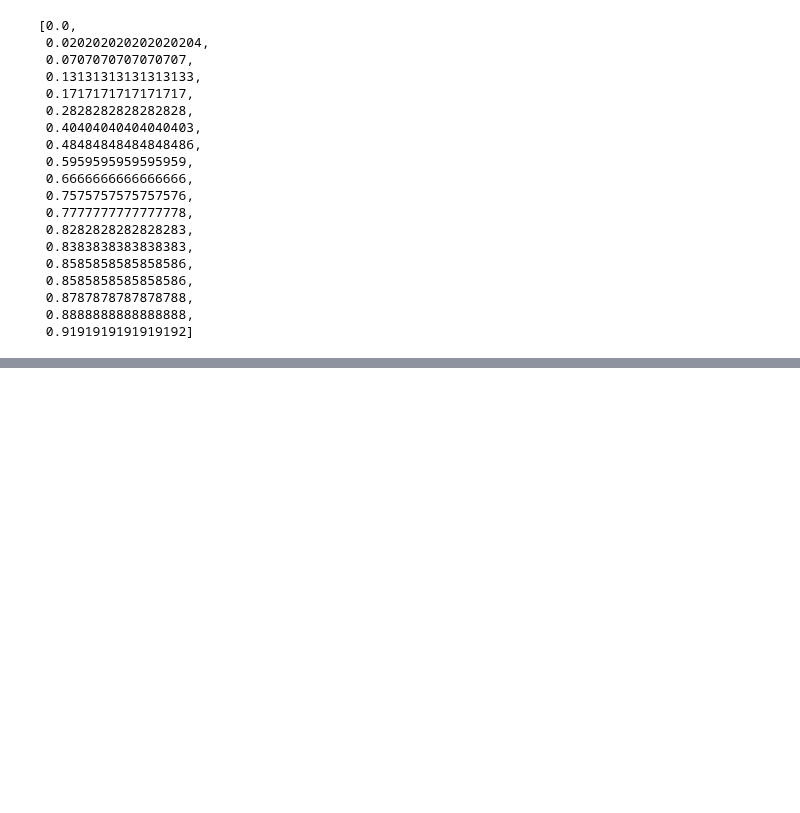
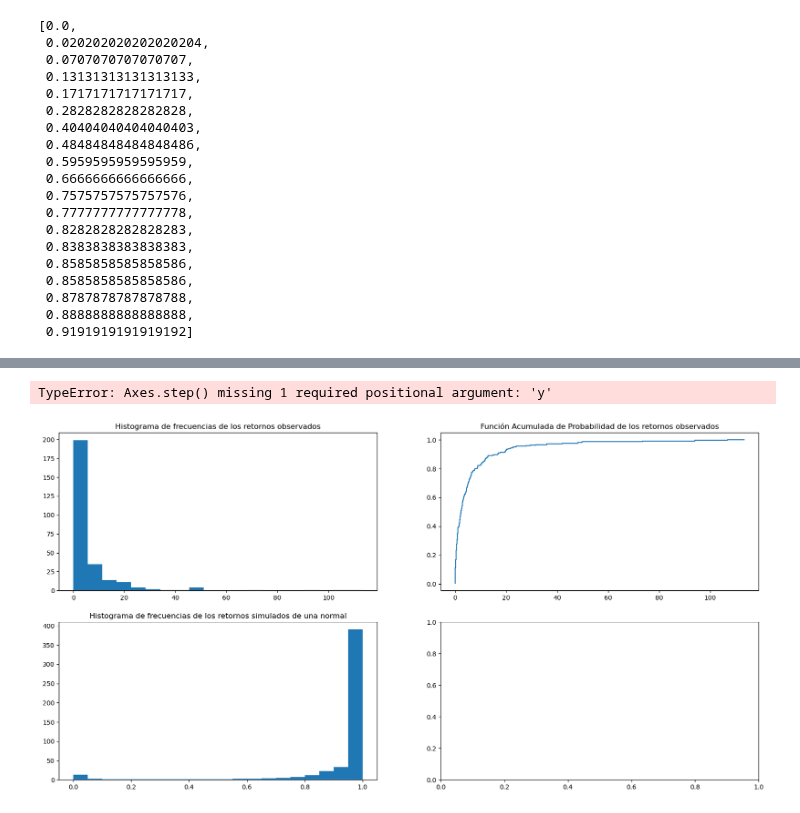
Before and after one commit to remg1997/time_series, a Jupyter notebook: Taller3/notebooks/t3.ipynb, the cells around one changed output, grey strips where cells are left out. Cells and saved outputs as stored; diff of their text form; code cells hidden in the pictures; blank space fills up the shorter version.

```diff
--- a/Taller3/notebooks/t3.ipynb
+++ b/Taller3/notebooks/t3.ipynb
@@ -383,0 +465,16 @@ ax.plot(reliability[:, 0], reliability[:, 1], 'r')
+# %%
+z2 = in_sample_new_dist.cdf
+# %%
+# Create a 2x2 plot with the histograms and ECDF plots of z1 and in_sample with titles
+fig, ax = plt.subplots(2, 2, figsize=(20, 10))
+ax[0, 0].hist(in_sample, bins=20, density=False)
+ax[0, 0].set_title('Histograma de frecuencias de los retornos observados')
+ax[0, 1].step(in_sample_pda.x, in_sample_pda.y)
+ax[0, 1].set_title('Función Acumulada de Probabilidad de los retornos observados')
+ax[1, 0].hist(z2, bins=20, density= False)
+ax[1, 0].set_title('Histograma de frecuencias de los retornos simulados de una normal')
+ax[1, 1].step(in_sample_new_dist)
+ax[1, 1].set_title('Función Acumulada de Probabilidad de los retornos simulados de una normal')
+# %% [output]
+TypeError: Axes.step() missing 1 required positional argument: 'y'
+[figure, added]
```
Also changed, not shown: parts of 20 cells of this notebook.
